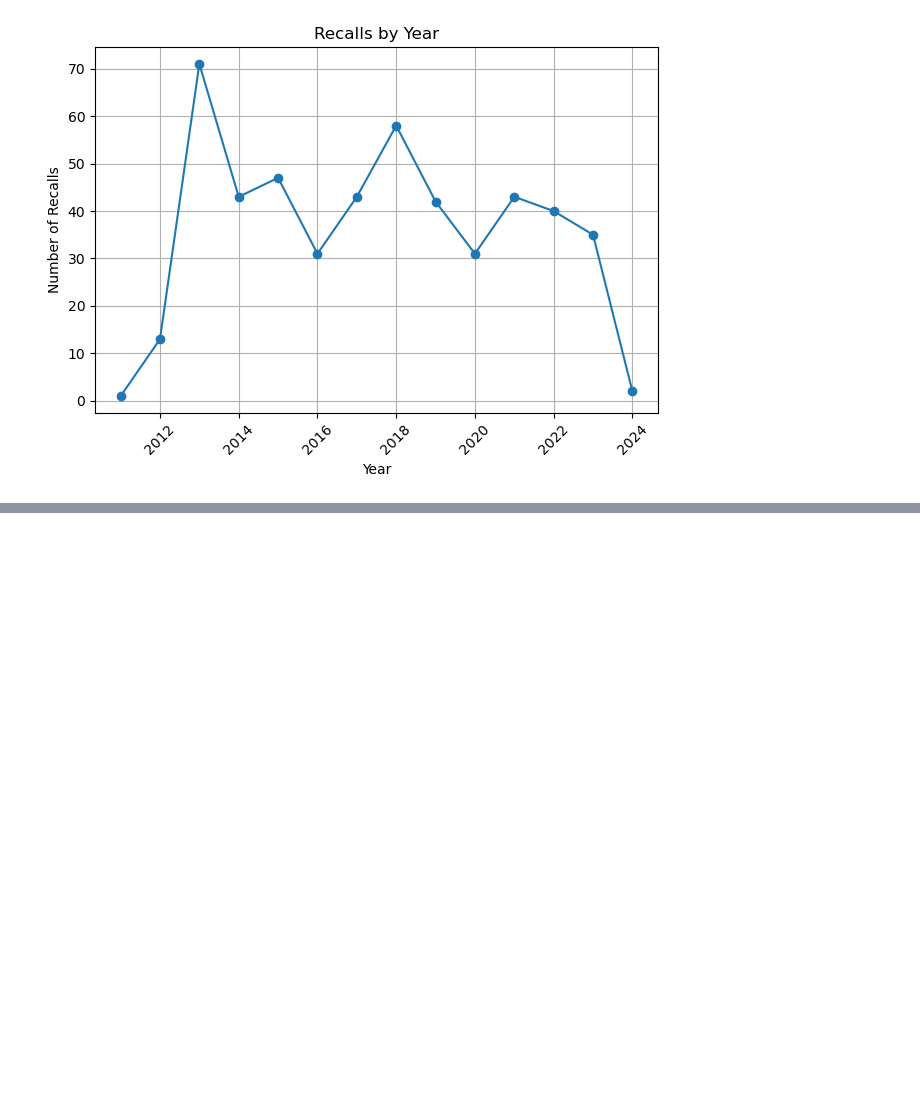
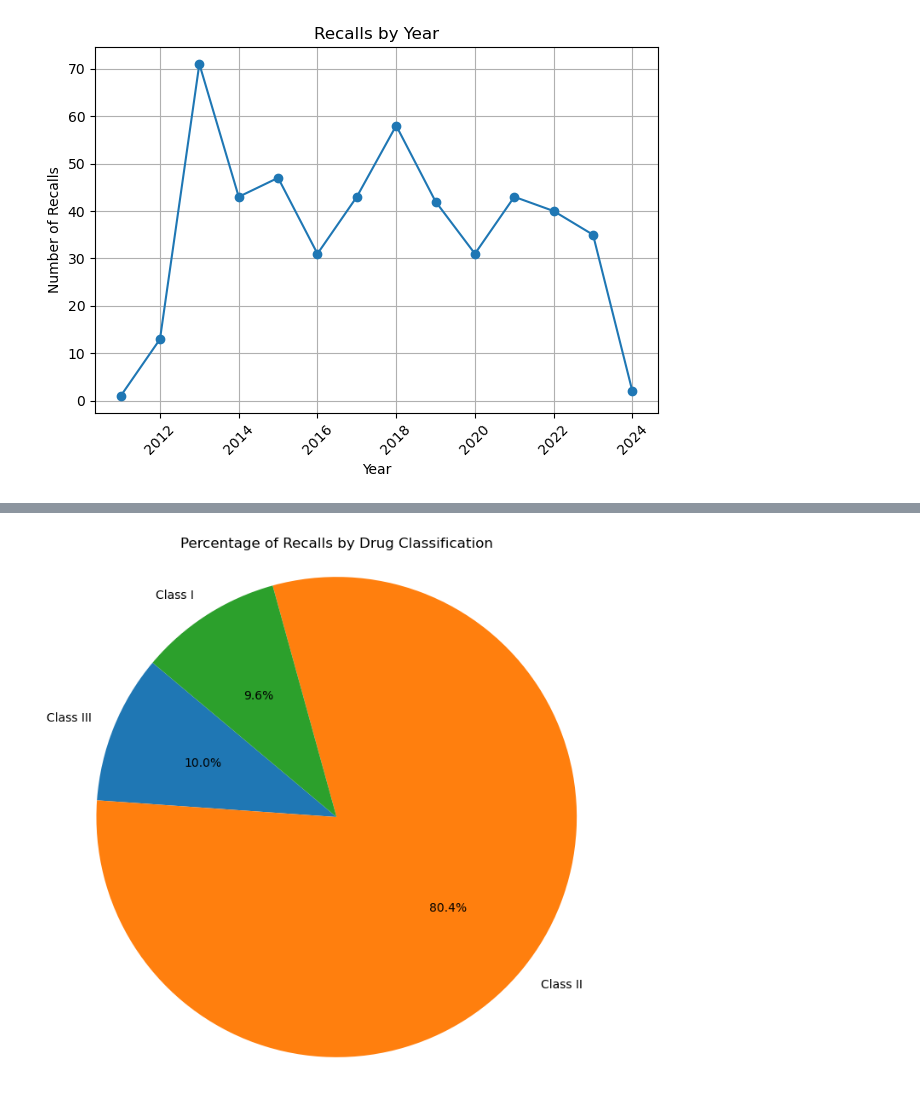
Before and after one commit to lingerfeltcm/project_3_group_4, a Jupyter notebook: Pymongo_analysis_code.ipynb, the cells around one changed output, grey strips where cells are left out. Cells and saved outputs as stored; diff of their text form; code cells hidden in the pictures; blank space fills up the shorter version.

```diff
--- a/Pymongo_analysis_code.ipynb
+++ b/Pymongo_analysis_code.ipynb
@@ -172,0 +255,35 @@ plt.show()
+# %%
+# MongoDB aggregation pipeline to calculate the count of recalls by classification
+pipeline = [
+    {
+        "$group": {
+            "_id": "$Classification",
+            "count": {"$sum": 1}
+        }
+    }
+]
+
+# Execute the aggregation pipeline
+cursor = collection.aggregate(pipeline)
+
+# Extract data for plotting
+classifications = []
+counts = []
+for doc in cursor:
+    classifications.append(doc["_id"])
+    counts.append(doc["count"])
+
+# Calculate the total count of recalls in the dataset
+total_recalls = sum(counts)
+
+# Calculate the percentages
+percentages = [(count / total_recalls) * 100 for count in counts]
+
+# Plot the pie chart
+plt.figure(figsize=(8, 8))
+plt.pie(percentages, labels=classifications, autopct='%1.1f%%', startangle=140)
+plt.title('Percentage of Recalls by Drug Classification')
+plt.axis('equal')
+plt.show()
+# %% [output]
+[figure, added]
```
Also changed, not shown: parts of 5 cells of this notebook.
